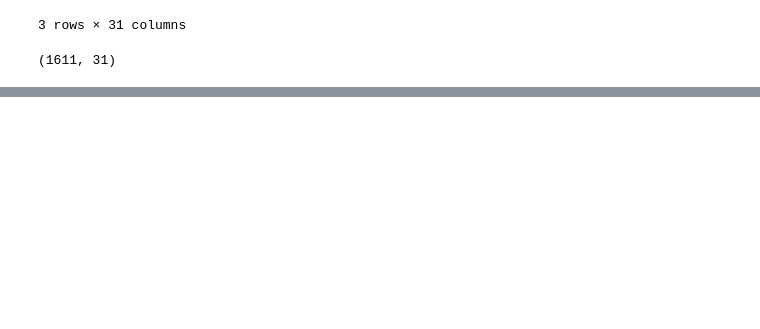
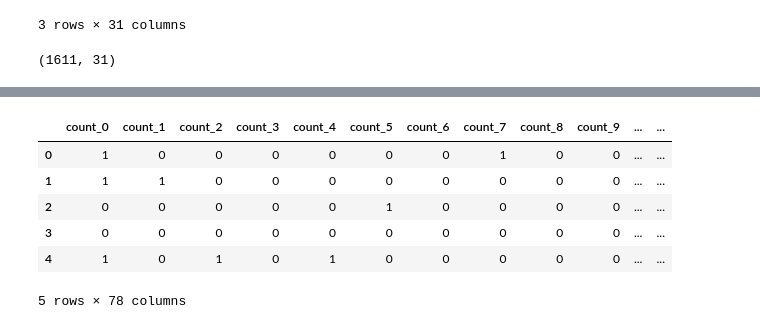
Before and after one commit to rfahrn/HW2, a Jupyter notebook: Untitled-1.ipynb, the cells around one changed output, grey strips where cells are left out. Cells and saved outputs as stored; diff of their text form; code cells hidden in the pictures; blank space fills up the shorter version.

```diff
--- a/Untitled-1.ipynb
+++ b/Untitled-1.ipynb
@@ -148,3 +186,17 @@ X_test = pd.concat([tfidf_df_test, df_test[['Year', 'Month', 'Day']]], axis=1)
+# %%
+# only use for tfidf
+X_train = pd.concat([tfidf_df_train, df_train[['Year', 'Month', 'Day','Quarter','Is_Weekend','Month_Start','Month_End','Day_of_Week']]], axis=1)
+X_test = pd.concat([tfidf_df_test, df_test[['Year', 'Month', 'Day','Quarter','Is_Weekend','Month_Start','Month_End','Day_of_Week']]], axis=1)
+# %%
+X_train.head()
+# %% [output]
+|  | count_0 | count_1 | count_2 | count_3 | count_4 | count_5 | count_6 | count_7 | count_8 | count_9 | ... | ... |
+| 0 | 1 | 0 | 0 | 0 | 0 | 0 | 0 | 1 | 0 | 0 | ... | ... |
+| 1 | 1 | 1 | 0 | 0 | 0 | 0 | 0 | 0 | 0 | 0 | ... | ... |
+| 2 | 0 | 0 | 0 | 0 | 0 | 1 | 0 | 0 | 0 | 0 | ... | ... |
+| 3 | 0 | 0 | 0 | 0 | 0 | 0 | 0 | 0 | 0 | 0 | ... | ... |
+| 4 | 1 | 0 | 1 | 0 | 1 | 0 | 0 | 0 | 0 | 0 | ... | ... |
+5 rows × 78 columns
 # %%
 X_train.shape, df_train['Label'].shape
 # %% [output]
```
Also changed, not shown: parts of 18 cells of this notebook.
